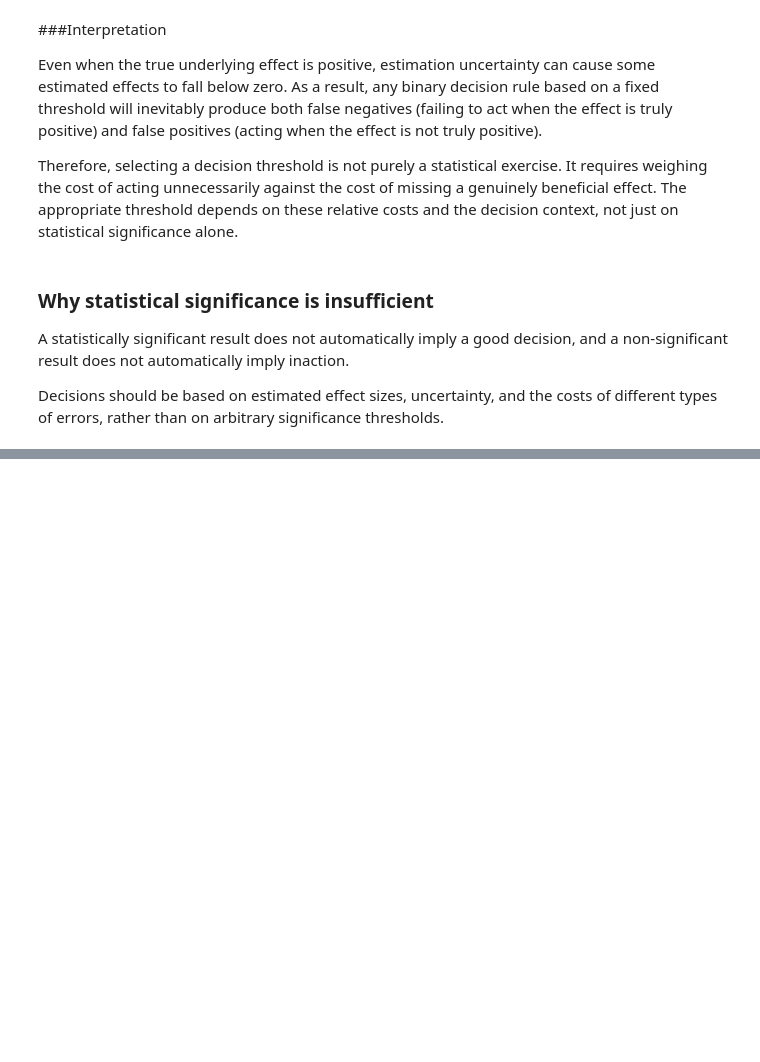
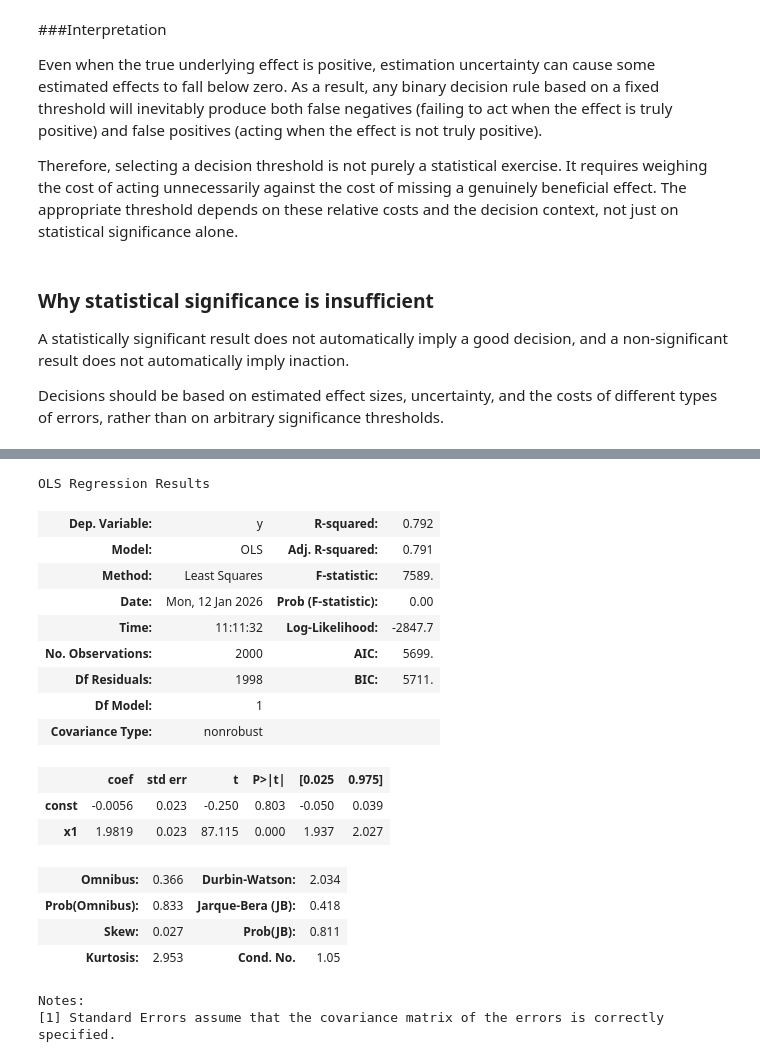
Before and after one commit to julie-dfx/causal-decision-analytics, a Jupyter notebook: 00_reboot_01_statistics_from_scratch.ipynb, the cells around one changed output, grey strips where cells are left out. Cells and saved outputs as stored; diff of their text form; code cells hidden in the pictures; blank space fills up the shorter version.

```diff
--- a/00_reboot_01_statistics_from_scratch.ipynb
+++ b/00_reboot_01_statistics_from_scratch.ipynb
@@ -300,0 +384,43 @@ of different types of errors, rather than on arbitrary significance thresholds.
+# %%
+#Generate data that is meant for regression to work perfectly there
+#X is exogenous
+#The true relationship is linear
+#There is no confounding
+#Noise is symmetric and unbiased
+#The model is correctly specified
+
+np.random.seed(42) #freezes the random output; we want this to be reproducible
+
+n = 2000 # fixes the sample size
+X = np.random.normal(0, 1, n) # Generates 200 draws from a standard normal distribution; X is the independant variable, mean = 0 variance =1
+noise = np.random.normal(0, 1, n) #This represents everything affecting Y that is not X (Measurement error, Unobserved factors, Random shocks)
+# Mean = 0 → noise does not bias the relationship. Independent of X → no confounding
+
+Y = 2 * X + noise #2 is the true causal effect, Noise makes individual observations deviate from the line
+# %%
+#Fit the regression
+X_with_const = sm.add_constant(X)
+model = sm.OLS(Y, X_with_const)
+results = model.fit()
+
+results.summary()
+# %% [output]
+OLS Regression Results
+| Dep. Variable: | y | R-squared: | 0.792 |
+| Model: | OLS | Adj. R-squared: | 0.791 |
+| Method: | Least Squares | F-statistic: | 7589. |
+| Date: | Mon, 12 Jan 2026 | Prob (F-statistic): | 0.00 |
+| Time: | 11:11:32 | Log-Likelihood: | -2847.7 |
+| No. Observations: | 2000 | AIC: | 5699. |
+| Df Residuals: | 1998 | BIC: | 5711. |
+| Df Model: | 1 |  |  |
+| Covariance Type: | nonrobust |  |  |
+|  | coef | std err | t | P>|t| | [0.025 | 0.975] |
+| const | -0.0056 | 0.023 | -0.250 | 0.803 | -0.050 | 0.039 |
+| x1 | 1.9819 | 0.023 | 87.115 | 0.000 | 1.937 | 2.027 |
+| Omnibus: | 0.366 | Durbin-Watson: | 2.034 |
+| Prob(Omnibus): | 0.833 | Jarque-Bera (JB): | 0.418 |
+| Skew: | 0.027 | Prob(JB): | 0.811 |
+| Kurtosis: | 2.953 | Cond. No. | 1.05 |
+Notes:
+[1] Standard Errors assume that the covariance matrix of the errors is correctly specified.
```
Also changed, not shown: parts of 25 cells of this notebook.
